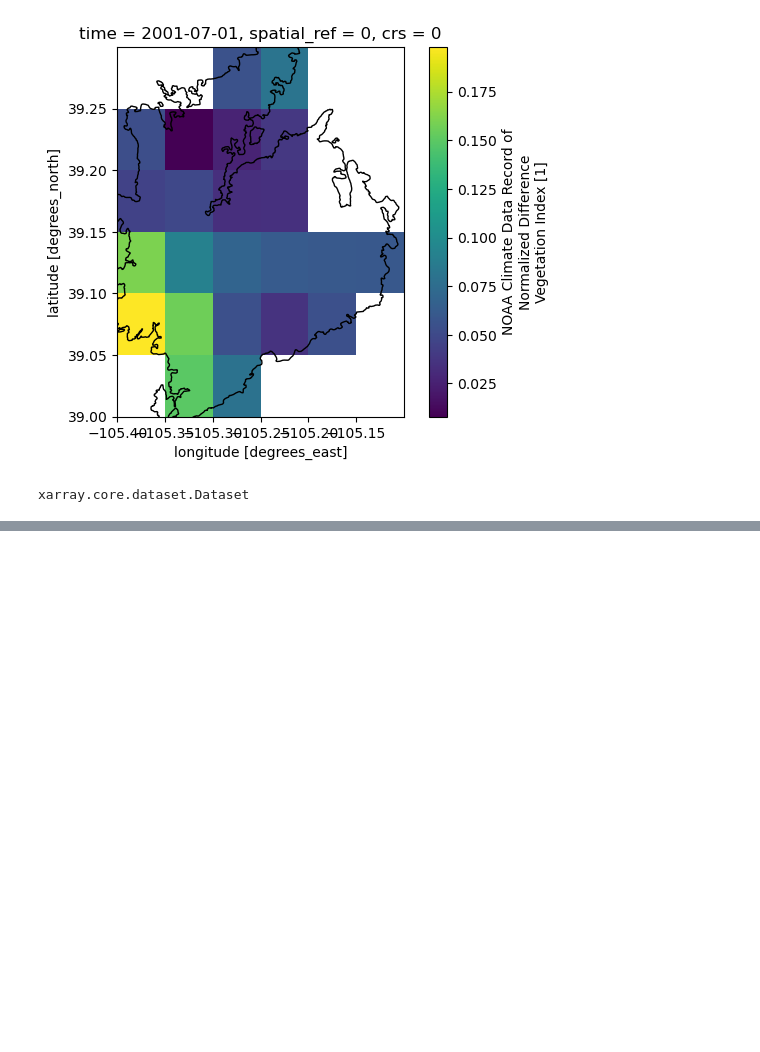
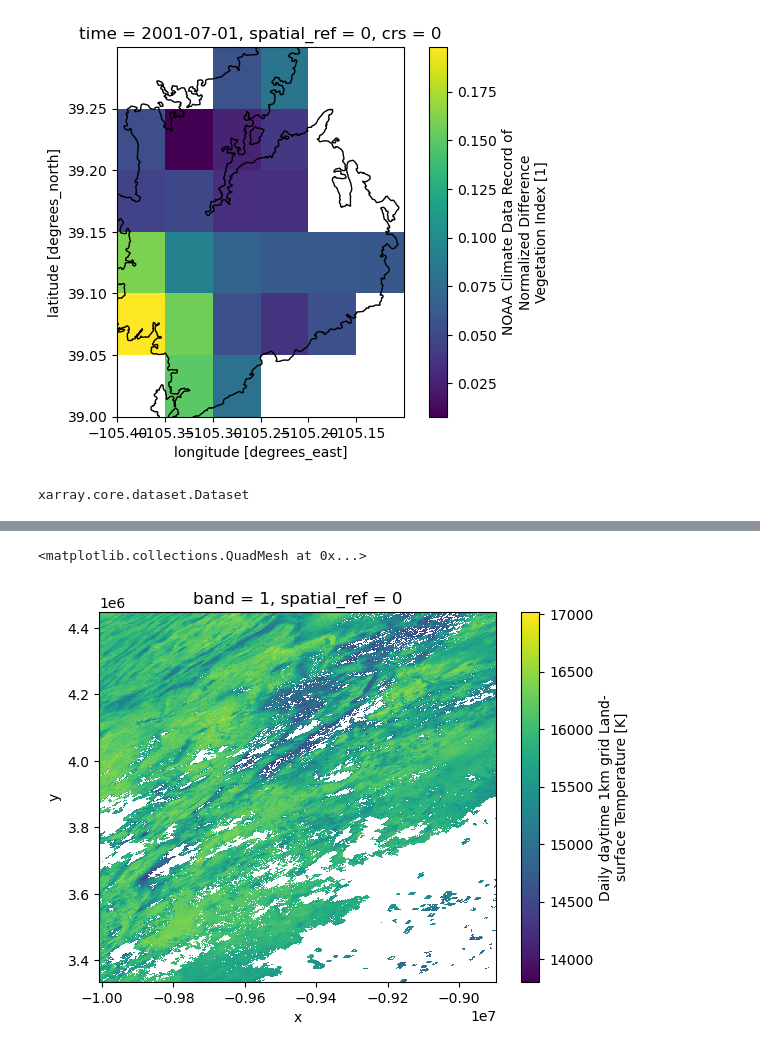
Before and after one commit to Keingtobin/hayman-analysis, a Jupyter notebook: notebooks/data_wrangle.ipynb, the cells around one changed output, grey strips where cells are left out. Saved outputs shown, nothing was run; the diff lists cells and outputs as text; code cells hidden in the pictures; blank space fills up the shorter version.

```diff
--- a/notebooks/data_wrangle.ipynb
+++ b/notebooks/data_wrangle.ipynb
@@ -149,8 +157,8 @@ plot=clipped[0].plot(ax=ax,zorder=-1)
 # %% [output]
 [figure]
 # %%
-test_temp_path = BASE_TEMP_PATH / "MOD11A1.A2001184.h09v05.061.2020094152837.hdf"
-test_temp = rxr.open_rasterio(test_temp_path, masked=True)
+test_temp_path = BASE_TEMP_PATH / "MOD11A1.A2001210.h09v05.061.2020096190656.hdf"
+test_temp = rxr.open_rasterio(test_temp_path, masked=True).squeeze()
 type(test_temp)
 # %% [output]
 xarray.core.dataset.Dataset
@@ -157 +185,6 @@ xarray.core.dataset.Dataset
+# %%
+test_temp['LST_Day_1km'].plot()
+# %% [output]
+<matplotlib.collections.QuadMesh at 0x...>
+[figure, added]
 # %%
```
Also changed, not shown: parts of 4 cells of this notebook.
